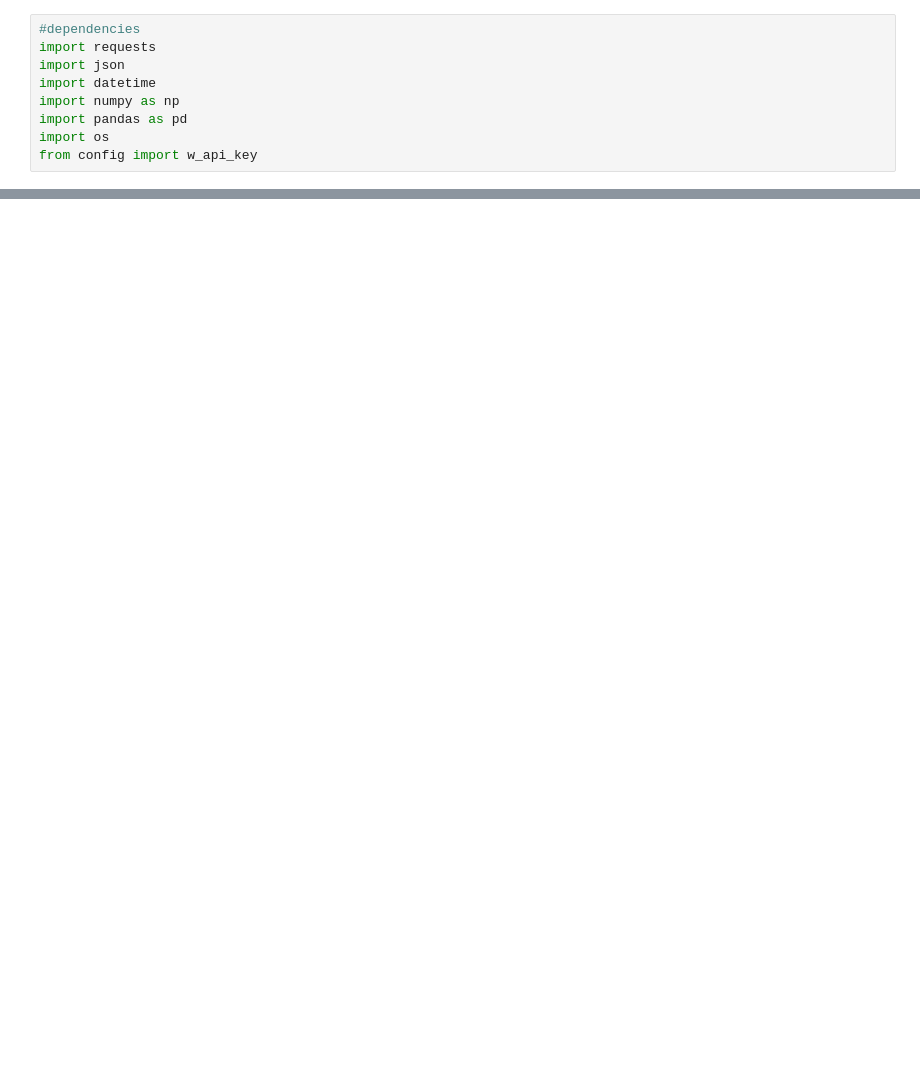
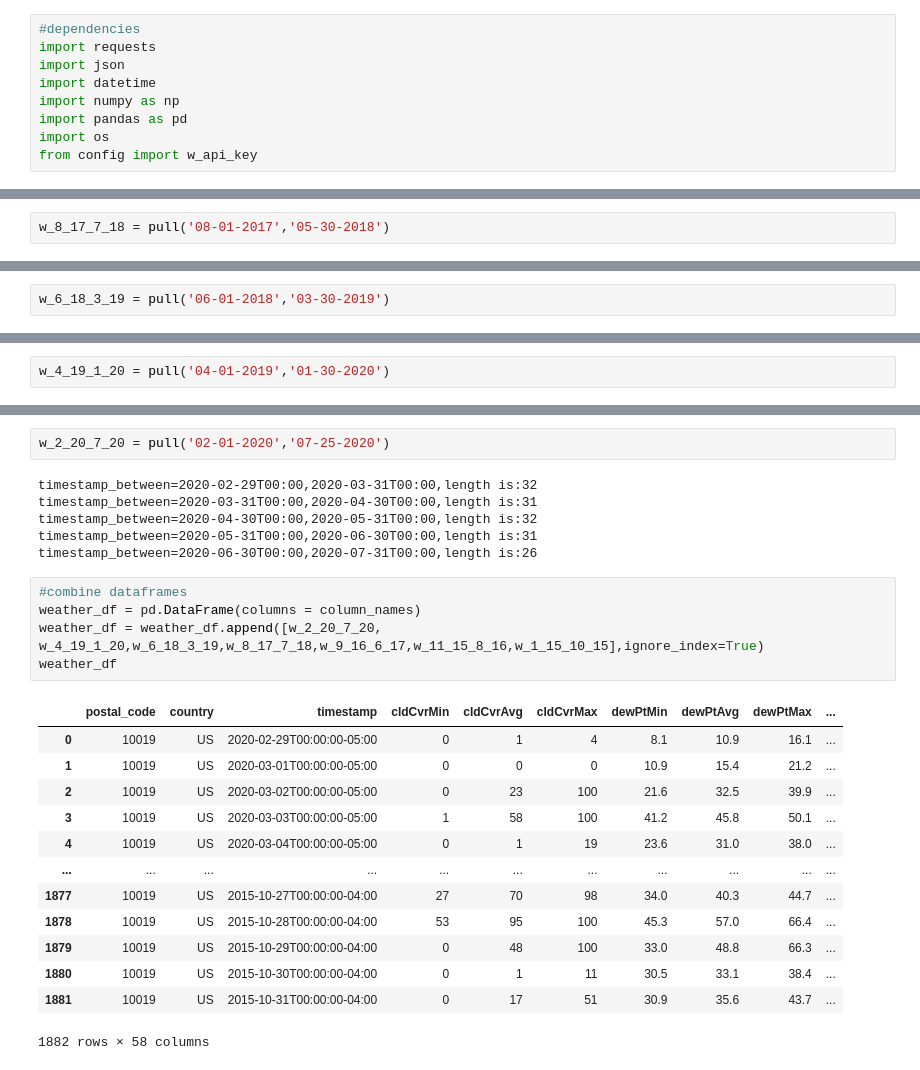
Before and after one commit to Ntorres95/Rideshares_vs_Weather, a Jupyter notebook: weather_source.ipynb, the cells around one changed output, grey strips where cells are left out. Saved outputs shown, nothing was run; the diff lists cells and outputs as text; blank space fills up the shorter version.

```diff
--- a/weather_source.ipynb
+++ b/weather_source.ipynb
@@ -137,0 +153,2 @@ base_df
+# %%
+w_8_17_7_18 = pull('08-01-2017','05-30-2018')
@@ -137,0 +165,2 @@ base_df
+# %%
+w_6_18_3_19 = pull('06-01-2018','03-30-2019')
@@ -137,0 +177,2 @@ base_df
+# %%
+w_4_19_1_20 = pull('04-01-2019','01-30-2020')
@@ -137,0 +189,27 @@ base_df
+# %%
+w_2_20_7_20 = pull('02-01-2020','07-25-2020')
+# %% [output]
+timestamp_between=2020-02-29T00:00,2020-03-31T00:00,length is:32
+timestamp_between=2020-03-31T00:00,2020-04-30T00:00,length is:31
+timestamp_between=2020-04-30T00:00,2020-05-31T00:00,length is:32
+timestamp_between=2020-05-31T00:00,2020-06-30T00:00,length is:31
+timestamp_between=2020-06-30T00:00,2020-07-31T00:00,length is:26
+# %%
+#combine dataframes
+weather_df = pd.DataFrame(columns = column_names)
+weather_df = weather_df.append([w_2_20_7_20, w_4_19_1_20,w_6_18_3_19,w_8_17_7_18,w_9_16_6_17,w_11_15_8_16,w_1_15_10_15],ignore_index=True)
+weather_df
+# %% [output]
+|  | postal_code | country | timestamp | cldCvrMin | cldCvrAvg | cldCvrMax | dewPtMin | dewPtAvg | dewPtMax | ... |
+| 0 | 10019 | US | 2020-02-29T00:00:00-05:00 | 0 | 1 | 4 | 8.1 | 10.9 | 16.1 | ... |
+| 1 | 10019 | US | 2020-03-01T00:00:00-05:00 | 0 | 0 | 0 | 10.9 | 15.4 | 21.2 | ... |
+| 2 | 10019 | US | 2020-03-02T00:00:00-05:00 | 0 | 23 | 100 | 21.6 | 32.5 | 39.9 | ... |
+| 3 | 10019 | US | 2020-03-03T00:00:00-05:00 | 1 | 58 | 100 | 41.2 | 45.8 | 50.1 | ... |
+| 4 | 10019 | US | 2020-03-04T00:00:00-05:00 | 0 | 1 | 19 | 23.6 | 31.0 | 38.0 | ... |
+| ... | ... | ... | ... | ... | ... | ... | ... | ... | ... | ... |
+| 1877 | 10019 | US | 2015-10-27T00:00:00-04:00 | 27 | 70 | 98 | 34.0 | 40.3 | 44.7 | ... |
+| 1878 | 10019 | US | 2015-10-28T00:00:00-04:00 | 53 | 95 | 100 | 45.3 | 57.0 | 66.4 | ... |
+| 1879 | 10019 | US | 2015-10-29T00:00:00-04:00 | 0 | 48 | 100 | 33.0 | 48.8 | 66.3 | ... |
+| 1880 | 10019 | US | 2015-10-30T00:00:00-04:00 | 0 | 1 | 11 | 30.5 | 33.1 | 38.4 | ... |
+| 1881 | 10019 | US | 2015-10-31T00:00:00-04:00 | 0 | 17 | 51 | 30.9 | 35.6 | 43.7 | ... |
+1882 rows × 58 columns
```
Also changed, not shown: parts of 12 cells of this notebook, 1 other file.
